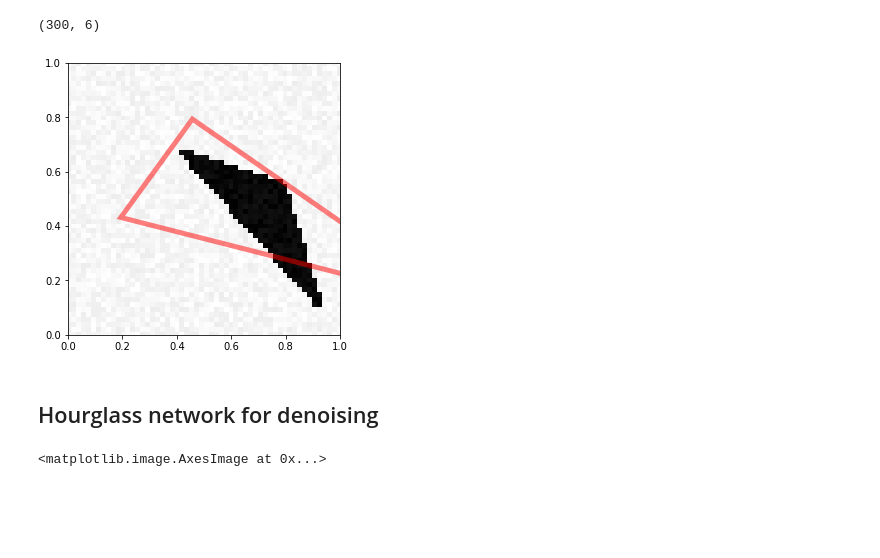
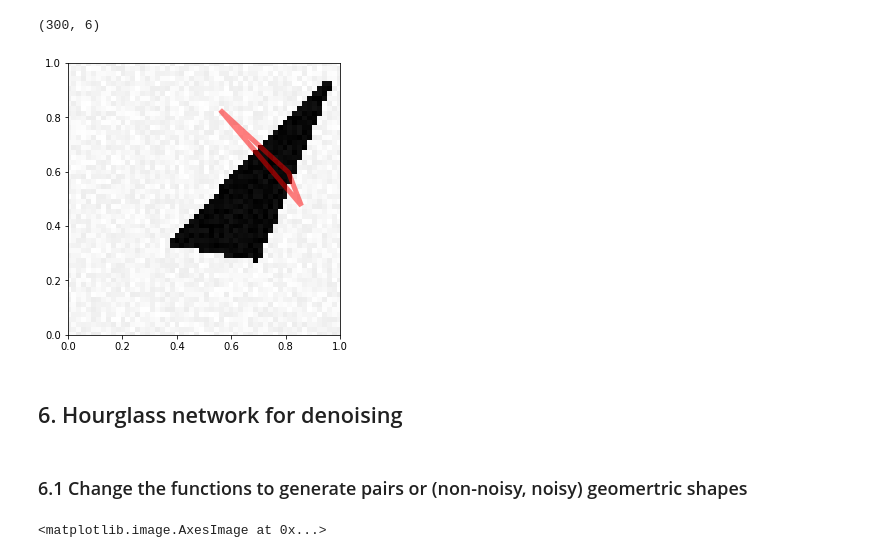
Before and after one commit to BoucheDimitri/DL1, a Jupyter notebook: TP1.ipynb, the cells around one changed output. Saved outputs shown, nothing was run; the diff lists cells and outputs as text; code cells hidden in the pictures; blank space fills up the shorter version.

```diff
--- a/TP1.ipynb
+++ b/TP1.ipynb
@@ -269,20 +332,17 @@ Creating data:
 280
 290
 # %%
-# Get dimensions
-d = X_train.shape[1]
-ntrain = X_train.shape[0]
-# Sizes of non flattened images
-d_sqrt = int(np.sqrt(d))
+# Put Xs back to 2D
+X_train2D = np.array([reshape_to_2D(x) for x in X_train])
+
+# Reshape to match the convolutionnal network input format
+X_train2D = X_train2D.reshape(X_train2D.shape + (1, ))
 
 # Put Xs back to 2D
-X_train2D = np.array([x.reshape((d_sqrt, d_sqrt)) for x in X_train])
+X_test2D = np.array([reshape_to_2D(x) for x in X_test])
 
 # Reshape to match the convolutionnal network input format
-X_train2D = X_train2D.reshape(ntrain, d_sqrt, d_sqrt, 1)
-
-X_test2D = np.array([x.reshape((d_sqrt, d_sqrt)) for x in X_test])
-X_test2D = X_test2D.reshape(ntrain, d_sqrt, d_sqrt, 1)
+X_test2D = X_test2D.reshape(X_test2D.shape + (1, ))
 # %%
 mp1.visualize_prediction(X_train[0], Y_train[0])
 # %% [output]
@@ -369,13 +417,13 @@ mp1.visualize_prediction(X_test[0], Y_test[0])
 model = Sequential()
 
 # Add convolutionnal layer with relu activation function
-model.add(Conv2D(filters=16, kernel_size=5, input_shape=(d_sqrt, d_sqrt, 1)))
+model.add(Conv2D(filters=16, kernel_size=5, input_shape=X_train2D[0, :, :, :].shape))
 model.add(Activation("relu"))
 
 print(model.layers[0].output_shape)
 
 # Add mean pooling layer with relu activation function
-model.add(MaxPooling2D(pool_size=(4, 4)))
+model.add(MaxPooling2D(pool_size=(2, 2)))
 model.add(Activation("relu"))
 
 print(model.layers[1].output_shape)
@@ -393,12 +441,12 @@ print(model.layers[1].output_shape)
 # Add flatten layer to go back to 1D
 model.add(Flatten())
 
-model.add(Dense(units=20))
-model.add(Activation("relu"))
+# model.add(Dense(units=20))
+# model.add(Activation("relu"))
 
 # Add output dense layer with softmax activation
 model.add(Dense(units=6))
-# model.add(Activation("linear"))
+# model.add(Activation("relu"))
 # %% [output]
 (None, 68, 68, 16)
 (None, 68, 68, 16)
@@ -413,7 +461,7 @@ model.compile(loss='mean_squared_error',
 # Fit the model with adam optimizer
 epochs = 50
 batch_size = 32
-history = model.fit(X_train2D, Y_norm, epochs=epochs, batch_size=batch_size)
+history = model.fit(X_train2D, Y_train, epochs=epochs, batch_size=batch_size)
 # history = model.fit(X_train, Y_norm, epochs=epochs, batch_size=batch_size)
 # %% [output]
 Epoch 1/50
@@ -442,11 +506,13 @@ Y_test.shape
 # %%
 Y_test = Y_test * np.var(Y_train, axis=0) + np.mean(Y_train, axis=0)
 # %%
-mp1.visualize_prediction(X_test[5], Y_test[5])
+mp1.visualize_prediction(X_test[0], Y_test[0])
 # %% [output]
-[figure, old version]
+[figure, new version]
 # %% [markdown]
-## Hourglass network for denoising
+## 6. Hourglass network for denoising
+# %% [markdown]
+### 6.1 Change the functions to generate pairs or (non-noisy, noisy) geomertric shapes
 # %%
 def generate_denoising_pair(figsize, U, V, noise=0.0):
     fig = plt.figure(figsize=(figsize,figsize))
```
Also changed, not shown: parts of 51 cells of this notebook.
